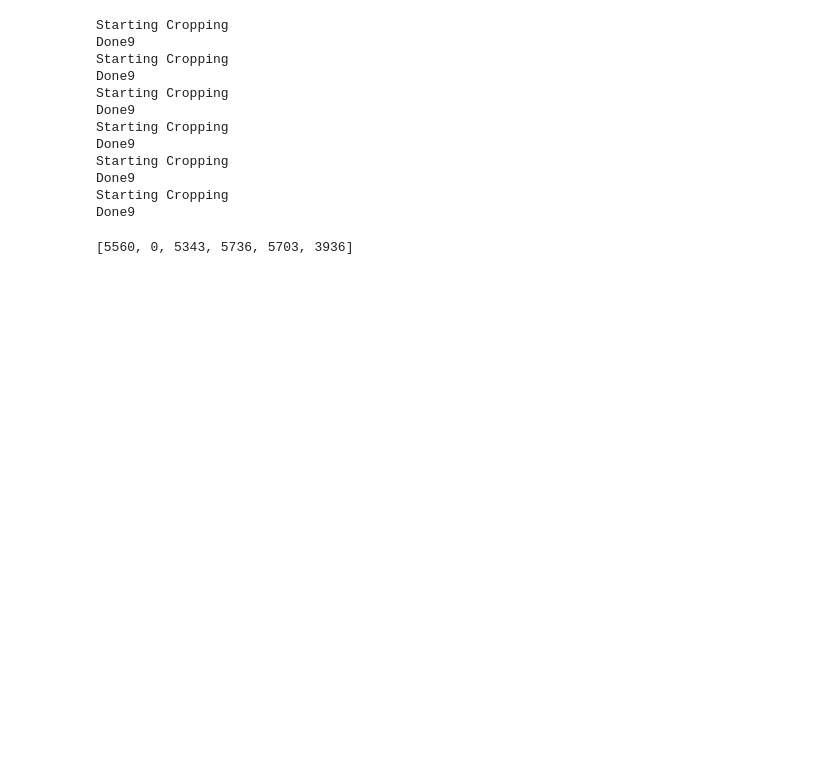
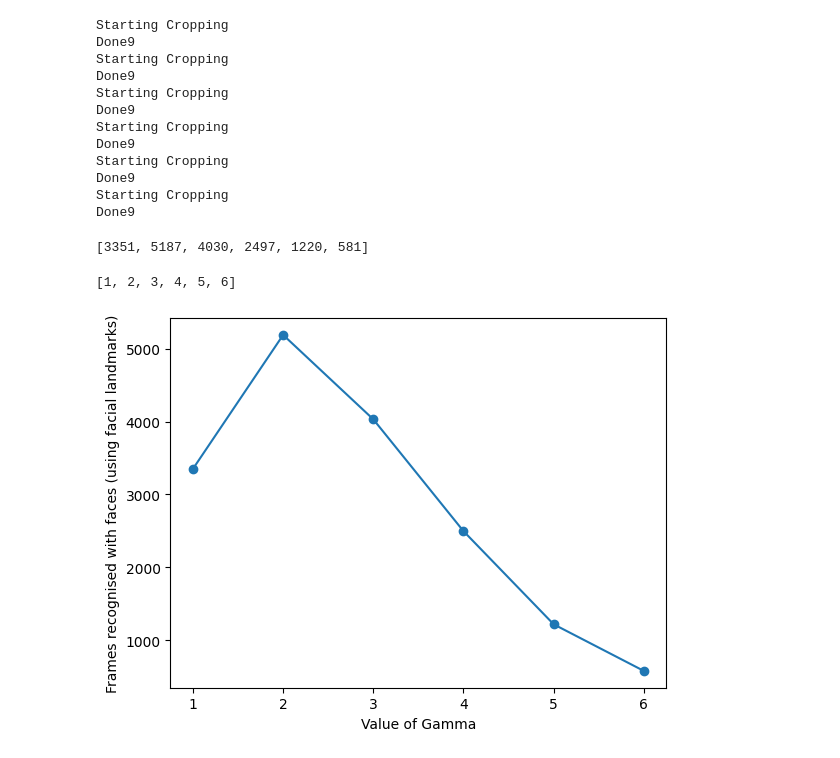
Before and after one commit to TheGeekyWarren/Lab_Rotation_Hillier, a Jupyter notebook: All_codes_ever/Every_code_written/Gamma_stats.ipynb, the cells around one changed output. Saved outputs shown, nothing was run; the diff lists cells and outputs as text; code cells hidden in the pictures; blank space fills up the shorter version.

```diff
--- a/All_codes_ever/Every_code_written/Gamma_stats.ipynb
+++ b/All_codes_ever/Every_code_written/Gamma_stats.ipynb
@@ -7,7 +7,7 @@ import pandas as pd
 from datetime import date
 import matplotlib.pyplot as plt
 # %%
-vid_folder = '/home/yramakrishna/DeepLabCut/conda-environments/Codes/final_video/DLC-VK-2023-05-02/videos'
+vid_folder = '/home/yramakrishna/DeepLabCut/conda-environments/Codes/final_video/final_video/final_video/DLC-VK-2023-05-02/videos'
 
 videos = []
 
@@ -34,6 +34,6 @@ for file in os.listdir(vid_folder):
     if file.endswith("labeled.mp4"):
         vid_to_crop.append(os.path.join(vid_folder,file))
 
-sorted(h5files)
+x =  sorted(h5files)
 sorted(vid_to_crop)
 # %% [output]
@@ -62,7 +62,7 @@ def crop_it(feed):
 
     necessary_points = tracking_data[x][feature_names]
     # Define the threshold for the confidence score of the facial features
-    confidence_threshold = 0.9
+    confidence_threshold = 0.98
 
     # Load the input video
     cap = cv2.VideoCapture(vid_pth)
@@ -114,8 +114,10 @@ def crop_it(feed):
     return frame_ids
 # %%
 crop_source = []
-if len(h5files)==len(vid_to_crop):
-    for i in h5files:
+# sorted(h5files)
+if len(x)==len(vid_to_crop):
+    for i in x:
+        # print(i)
         found = ''
         for j in vid_to_crop:
             x = os.path.splitext(i)[0].rstrip('_filtered.h5')
@@ -124,10 +126,11 @@ if len(h5files)==len(vid_to_crop):
                 found = j
         k = os.path.basename(i)
         l = 'DLC' + k.split('DLC')[1] + 'DLC' + k.split('DLC')[2].rstrip('_filtered.h5')
-        # print(l)
-        # print(i)
-        # print(found)
+        print(l)
+        print(i)
+        print(found)
         # # print(k)
         # print('')
         crop_source.append([i,found, l])
 c_s = np.array(crop_source)
+c_s
@@ -157,12 +197,18 @@ for i in all_frames:
     stt.append(len(i[1]))
 stt
 # %% [output]
-[5560, 0, 5343, 5736, 5703, 3936]
+[3351, 5187, 4030, 2497, 1220, 581]
 # %%
-j = [(i+1)/2 for i in range(5)]
+j = [(i+1) for i in range(6)]
 print(j)
 plt.plot(j, stt, 'o-')
-plt.show()
+plt.xlabel('Value of Gamma')
+plt.ylabel('Frames recognised with faces (using facial landmarks)')
+# plt.show()
+plt.savefig('Frames_across_gamma.png')
+# %% [output]
+[1, 2, 3, 4, 5, 6]
+[figure, added]
 # %%
 af = pd.DataFrame(all_frames, columns = ['File_name', 'framesIDS'])
 af
```
Also changed, not shown: parts of 3 cells of this notebook, 24 other files.
